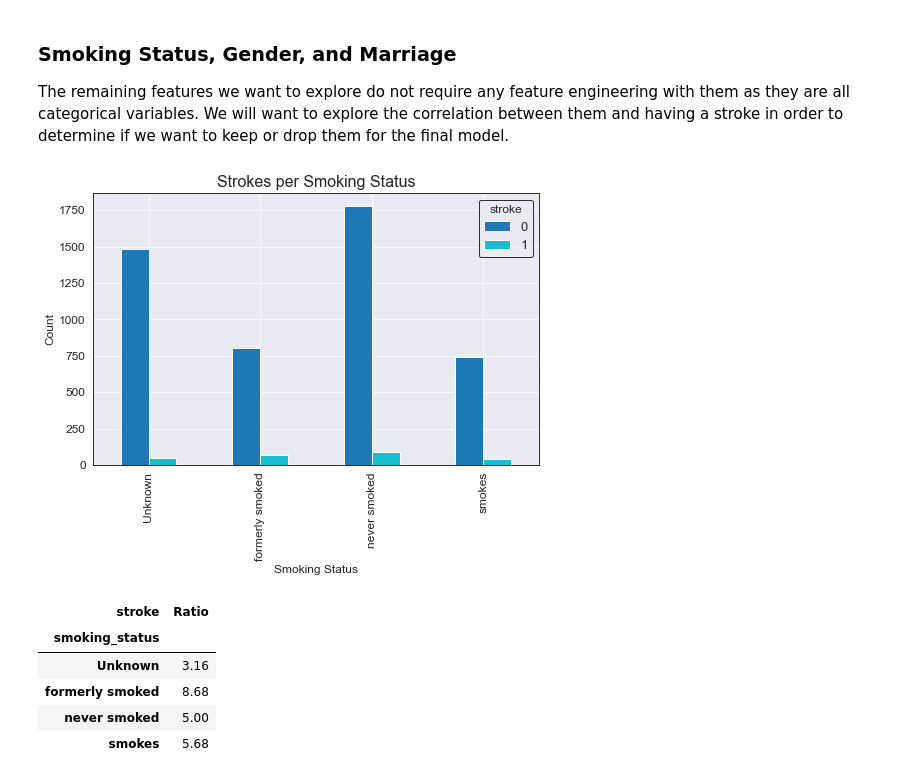
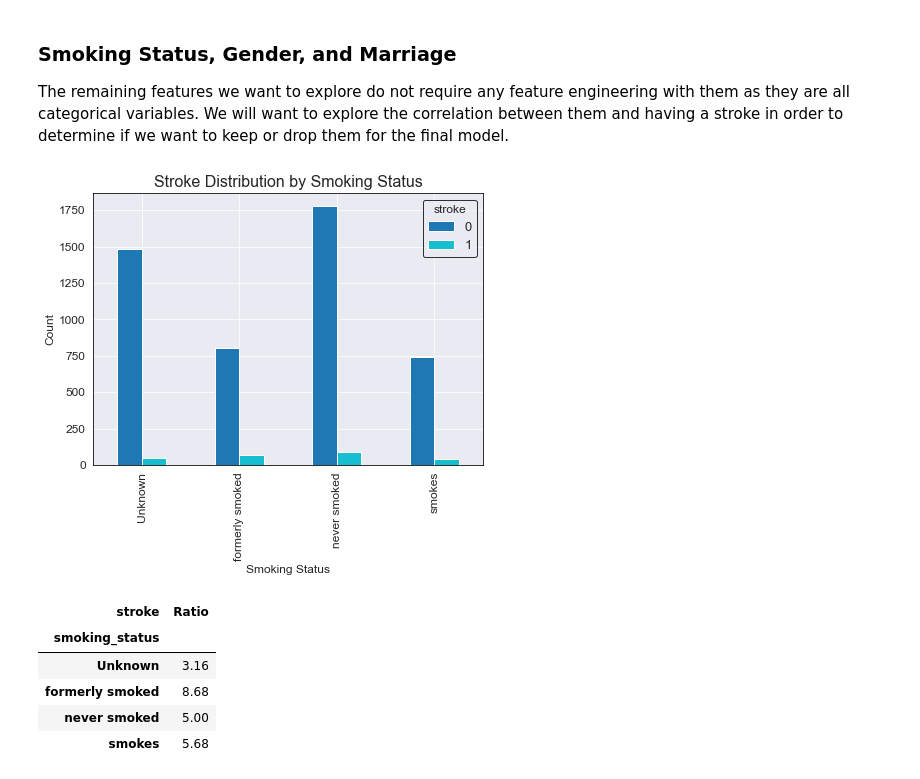
Before and after one commit to dhelms1/stroke_prediction, a Jupyter notebook: stroke_prediction.ipynb, the cells around one changed output. Saved outputs shown, nothing was run; the diff lists cells and outputs as text; code cells hidden in the pictures.

```diff
--- a/stroke_prediction.ipynb
+++ b/stroke_prediction.ipynb
@@ -288,14 +282,10 @@ def stroke_ratio(feature):
     data_pivot = data.pivot_table(index=feature, columns='stroke', aggfunc='size')
     data_pivot['Ratio'] = round(data_pivot[1]/data_pivot[0], 4)*100
     return data_pivot.iloc[:,-1:]
-# %%
-fig, ax = plt.subplots(figsize=(8, 5))
-data.pivot_table(index='smoking_status', columns='stroke', aggfunc='size').plot(kind='bar', ax=ax, colormap=c_map);
-plt.ylabel('Count')
-plt.xlabel('Smoking Status')
-plt.title('Strokes per Smoking Status');
-# %% [output]
-[figure, removed]
+# %%
+stroke_pivot_graph('smoking_status', 'Smoking Status')
+# %% [output]
+[figure, added]
 # %%
 stroke_ratio('smoking_status')
 # %% [output]
```
Also changed, not shown: parts of 38 cells of this notebook, 3 other files.
